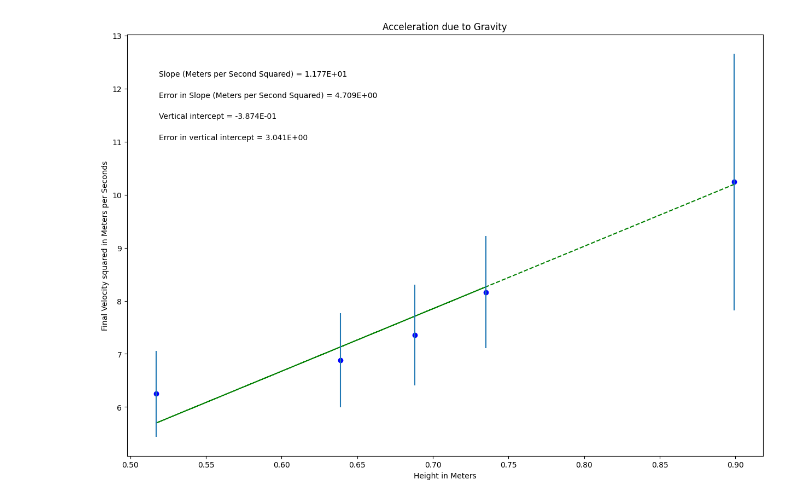
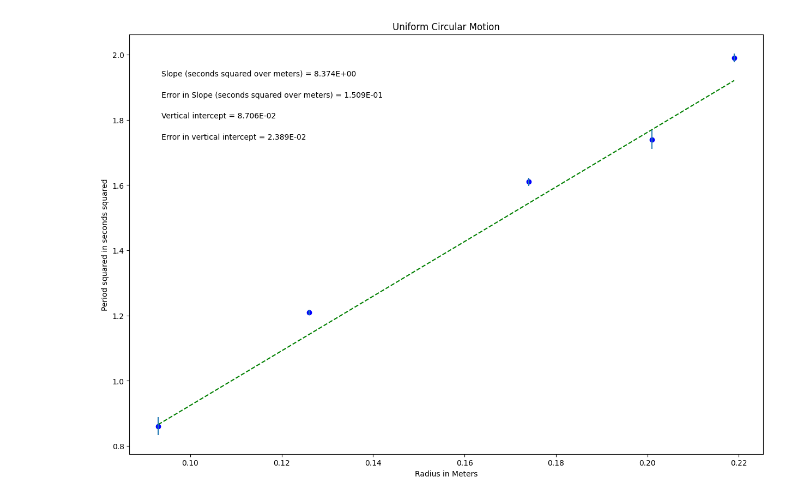
Before and after one commit to cookie607/Physics-Lab-w-Calc-1, a Jupyter notebook: PHSXlab_plotting_template.ipynb, the cells around one changed output. Saved outputs shown, nothing was run; the diff lists cells and outputs as text; code cells hidden in the pictures.

Commit message:
Uniform Circular Motion

```diff
--- a/PHSXlab_plotting_template.ipynb
+++ b/PHSXlab_plotting_template.ipynb
@@ -19,28 +19,28 @@ import matplotlib.pyplot as plt
 #variable names should start with a letter and must contain only letters, numbers, and underscores
 
 
-two_deltaheight = np.array([.7350, .6880, .5170, .6390, .8990])
+radius = np.array([.093, .126, .174, .201, .219])
 
-finalVelocity_squared = np.array([8.163, 7.354, 6.250, 6.880, 10.24])
+period_squared = np.array([.861, 1.21, 1.61, 1.74, 1.99])
 
-finalVelocityError = np.array([1.06, 0.95, 0.81, 0.89, 2.42])
+period_squared_error = np.array([.027, .008, .013, .029, .014])
 
 
 
 #Re-assign variables as x, y, dy so that the remaining plotting code may remain generic
 #UPDATE VARIABLE NAMES (ON RHS OF EACH EQUAL SIGN) TO MATCH VARIABLE NAMES FOR DATA ABOVE
-            #this should be the array you want to plot on the x axis
-x = two_deltaheight
-y = finalVelocity_squared           #this should be the array you want to plot on the y axis
-dy = finalVelocityError       #this should be your error in y array
+
+x = radius           #this should be the array you want to plot on the x axis
+y = period_squared             #this should be the array you want to plot on the y axis
+dy = period_squared_error        #this should be your error in y array
 
 
 #UPDATE EACH OF THESE 4 STRINGS FOR YOUR PLOT LABELS AS YOU WANT THEM TO APPEAR
 
-plot_title= 'Acceleration due to Gravity'
-x_label= 'Height in Meters'
-y_label= 'Final Velocity squared in Meters per Seconds'
-slope_units= 'Meters per Second Squared'
+plot_title= 'Uniform Circular Motion'
+x_label= 'Radius in Meters'
+y_label= 'Period squared in seconds squared'
+slope_units= 'seconds squared over meters'
 
 #UPDATE ANNOTATION PLACEMENT SO IT'S OUT OF WAY OF PLOTTED DATA AND BEST FIT LINE
 #integer from 1 to 4, top R corner is 1 (counter-clockwise from there)
@@ -92,31 +92,31 @@ elif annotation_placement==3 or annotation_placement==4:
 #Don't need to change anything in this section!
 
 #Plot data on graph. Plot error bars and place values for slope,
 #error in slope, and vertical intercept (plus error) on the plot using "annotate"
 
 plt.figure(figsize=(15,10))
 
 plt.plot(x, fit, color='green', linestyle='--')
 plt.scatter(x, y, color='blue', marker='o')
 
 plt.xlabel(x_label)
 plt.ylabel(y_label)
 plt.title(plot_title)
 
 plt.errorbar(x, y, yerr=dy, xerr=None, fmt="none") #don't need to plot x error bars
 
 plt.annotate('Slope ({}) = {value:.{digits}E}'.format(slope_units,value=m, digits=3),
              (xpos, ypos[0]), xycoords='axes fraction')
 
 plt.annotate('Error in Slope ({}) = {value:.{digits}E}'.format(slope_units,value=dm, digits=3),
              (xpos, ypos[1]), xycoords='axes fraction')
 
 plt.annotate('Vertical intercept = {value:.{digits}E}'.format(value=b, digits=3),
              (xpos, ypos[2]), xycoords='axes fraction')
 
 plt.annotate('Error in vertical intercept = {value:.{digits}E}'.format(value=db, digits=3),
              (xpos, ypos[3]), xycoords='axes fraction')
 
 plt.show()
 # %% [output]
-[figure, old version]
+[figure, new version]
```
